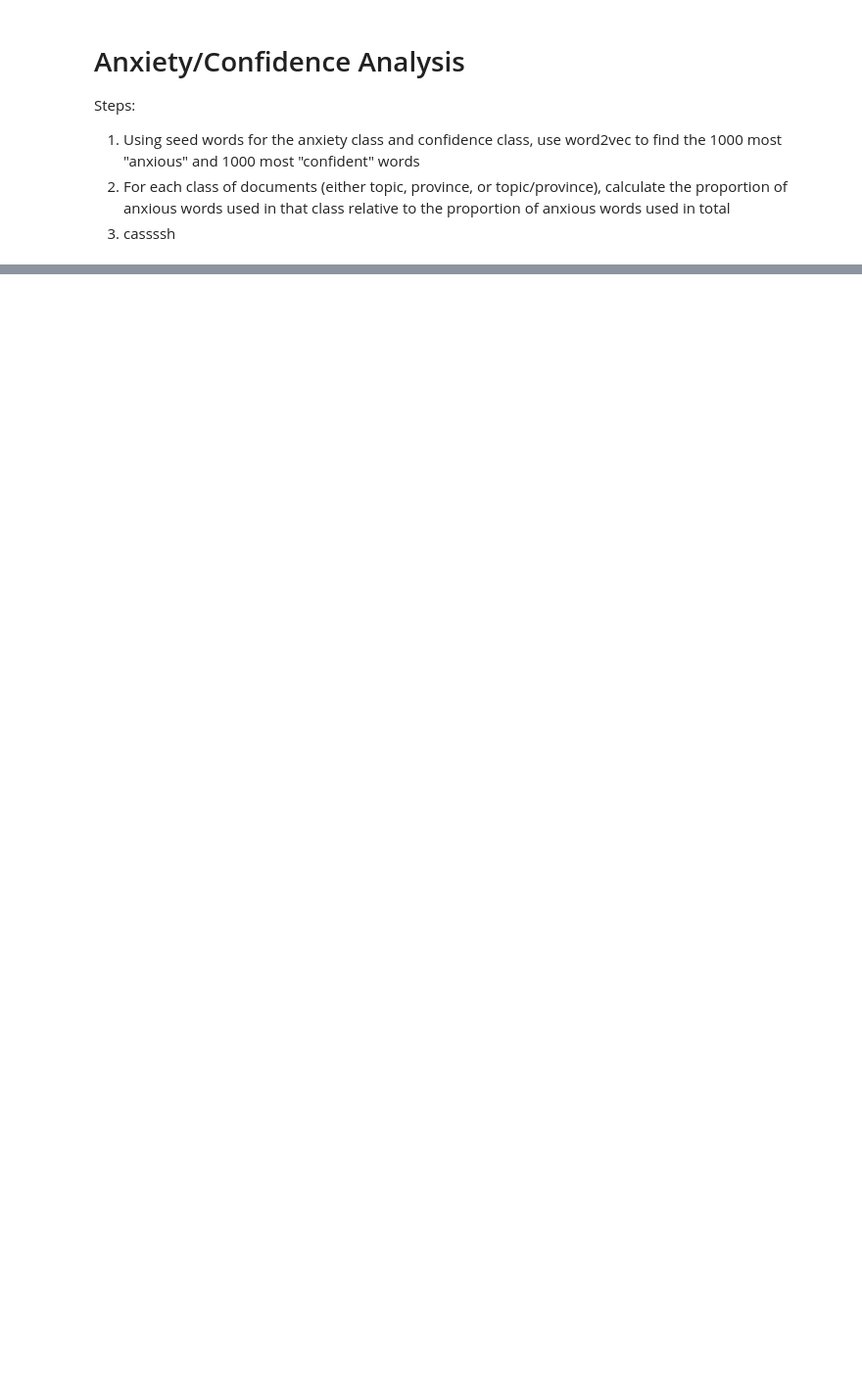
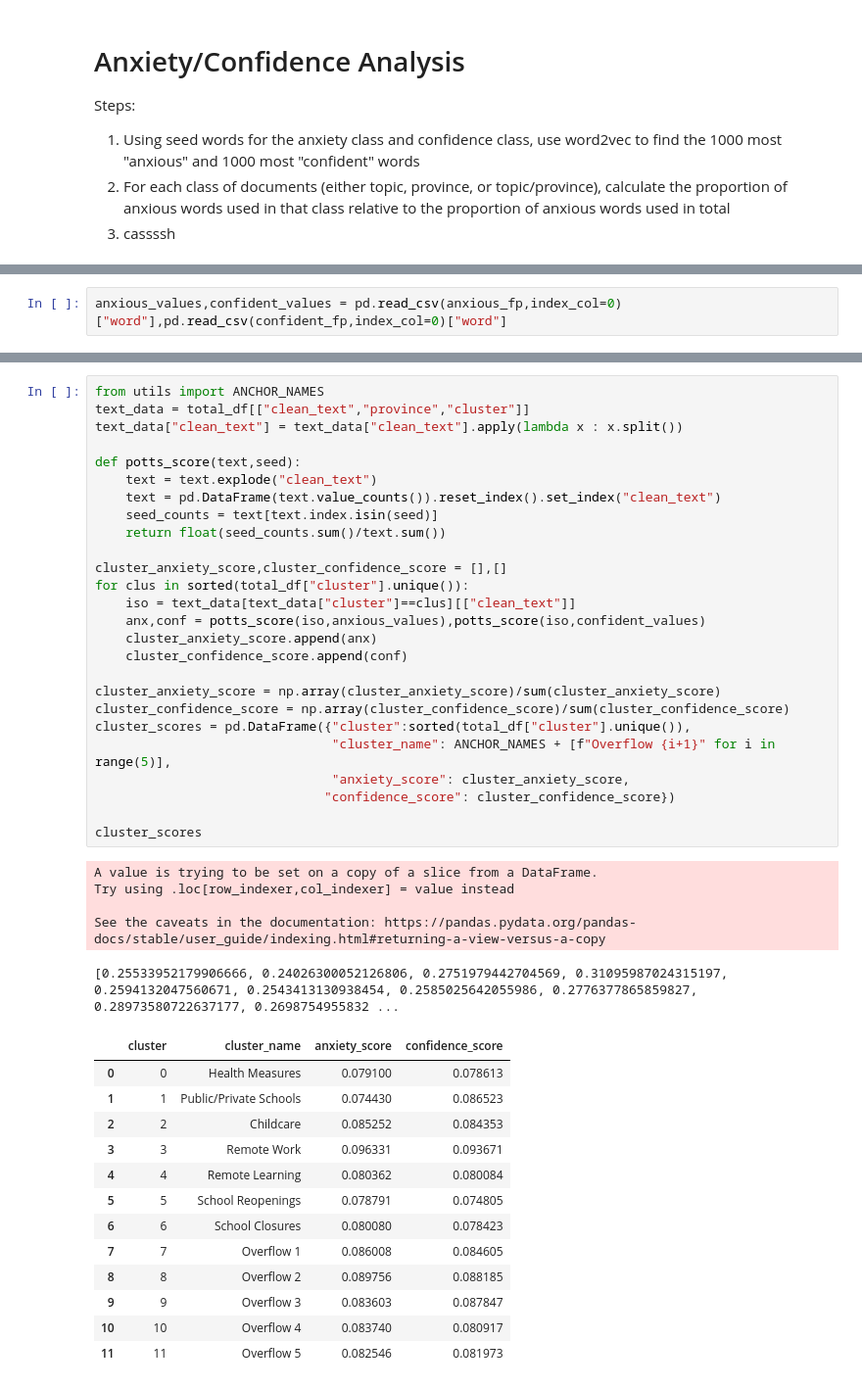
Before and after one commit to cameron-raymond/COVID-Child-Care-Twitter, a Jupyter notebook: notebooks/anxiety_confidence_analysis.ipynb, the cells around one changed output, grey strips where cells are left out. Shown at 98% size. Saved outputs shown, nothing was run; the diff lists cells and outputs as text; blank space fills up the shorter version.

Commit message:
potts scores

```diff
--- a/notebooks/anxiety_confidence_analysis.ipynb
+++ b/notebooks/anxiety_confidence_analysis.ipynb
@@ -70,0 +78,2 @@ vis_args = {
+# %%
+anxious_values,confident_values = pd.read_csv(anxious_fp,index_col=0)["word"],pd.read_csv(confident_fp,index_col=0)["word"]
@@ -70,0 +87,45 @@ vis_args = {
+# %%
+from utils import ANCHOR_NAMES
+text_data = total_df[["clean_text","province","cluster"]]
+text_data["clean_text"] = text_data["clean_text"].apply(lambda x : x.split())
+
+def potts_score(text,seed):
+    text = text.explode("clean_text")
+    text = pd.DataFrame(text.value_counts()).reset_index().set_index("clean_text")
+    seed_counts = text[text.index.isin(seed)]
+    return float(seed_counts.sum()/text.sum())
+
+cluster_anxiety_score,cluster_confidence_score = [],[]
+for clus in sorted(total_df["cluster"].unique()):
+    iso = text_data[text_data["cluster"]==clus][["clean_text"]]
+    anx,conf = potts_score(iso,anxious_values),potts_score(iso,confident_values)
+    cluster_anxiety_score.append(anx)
+    cluster_confidence_score.append(conf)
+
+cluster_anxiety_score = np.array(cluster_anxiety_score)/sum(cluster_anxiety_score)
+cluster_confidence_score = np.array(cluster_confidence_score)/sum(cluster_confidence_score)
+cluster_scores = pd.DataFrame({"cluster":sorted(total_df["cluster"].unique()),
+                               "cluster_name": ANCHOR_NAMES + [f"Overflow {i+1}" for i in range(5)],
+                               "anxiety_score": cluster_anxiety_score,
+                              "confidence_score": cluster_confidence_score})
+
+cluster_scores
+# %% [output]
+A value is trying to be set on a copy of a slice from a DataFrame.
+Try using .loc[row_indexer,col_indexer] = value instead
+
+See the caveats in the documentation: https://pandas.pydata.org/pandas-docs/stable/user_guide/indexing.html#returning-a-view-versus-a-copy
+[0.25533952179906666, 0.24026300052126806, 0.2751979442704569, 0.31095987024315197, 0.2594132047560671, 0.2543413130938454, 0.2585025642055986, 0.2776377865859827, 0.28973580722637177, 0.2698754955832 ...
+|  | cluster | cluster_name | anxiety_score | confidence_score |
+| 0 | 0 | Health Measures | 0.079100 | 0.078613 |
+| 1 | 1 | Public/Private Schools | 0.074430 | 0.086523 |
+| 2 | 2 | Childcare | 0.085252 | 0.084353 |
+| 3 | 3 | Remote Work | 0.096331 | 0.093671 |
+| 4 | 4 | Remote Learning | 0.080362 | 0.080084 |
+| 5 | 5 | School Reopenings | 0.078791 | 0.074805 |
+| 6 | 6 | School Closures | 0.080080 | 0.078423 |
+| 7 | 7 | Overflow 1 | 0.086008 | 0.084605 |
+| 8 | 8 | Overflow 2 | 0.089756 | 0.088185 |
+| 9 | 9 | Overflow 3 | 0.083603 | 0.087847 |
+| 10 | 10 | Overflow 4 | 0.083740 | 0.080917 |
+| 11 | 11 | Overflow 5 | 0.082546 | 0.081973 |
```
Also changed, not shown: parts of 10 cells of this notebook, 2 other files.
